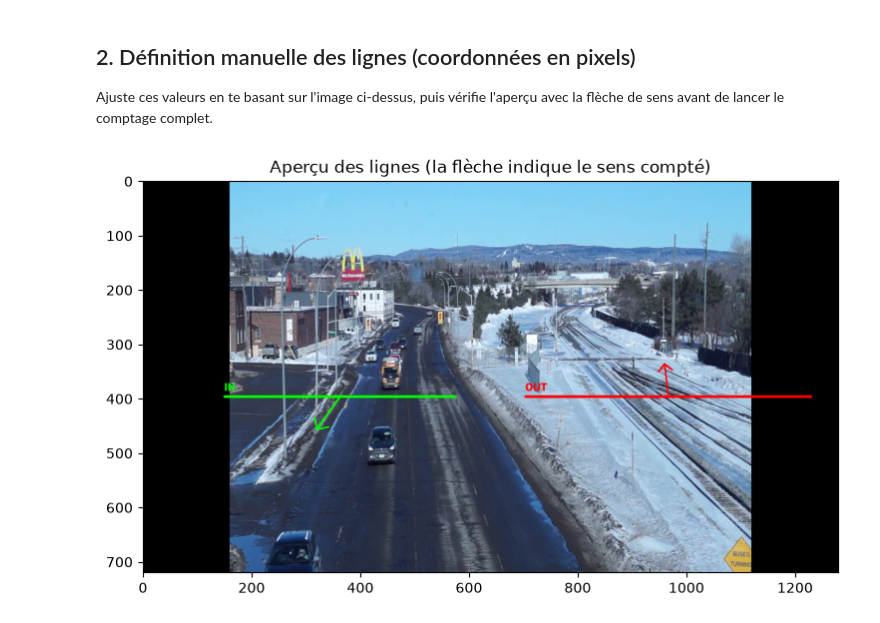
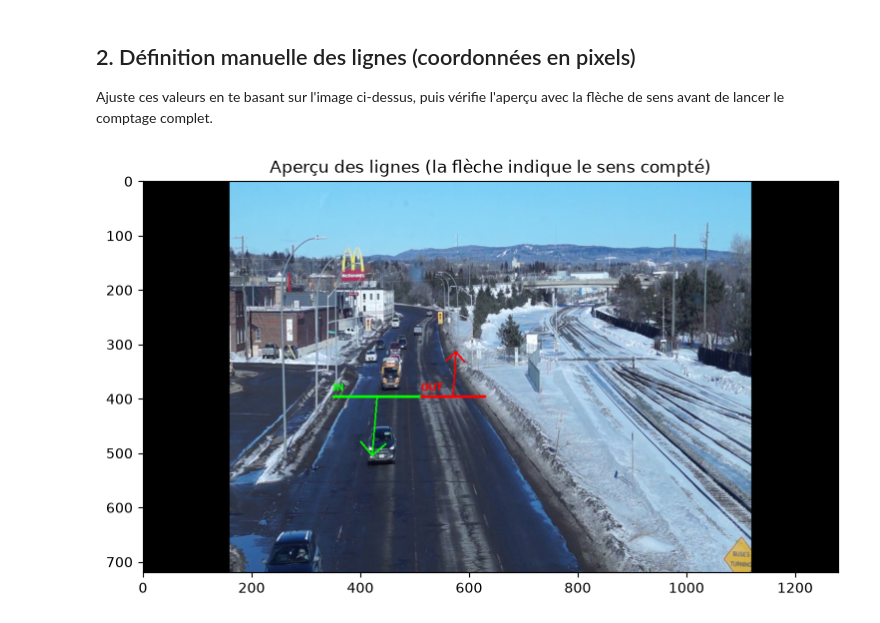
Before and after one commit to LyhengLAO/Computer_Vision, a Jupyter notebook: vehicle_counting/notebook/01_prototype_tracking_counting.ipynb, the cells around one changed output. Saved outputs shown, nothing was run; the diff lists cells and outputs as text; code cells hidden in the pictures.

```diff
--- a/vehicle_counting/notebook/01_prototype_tracking_counting.ipynb
+++ b/vehicle_counting/notebook/01_prototype_tracking_counting.ipynb
@@ -48,16 +48,16 @@ Dimensions : 1280x720
 Ajuste ces valeurs en te basant sur l'image ci-dessus, puis vérifie l'aperçu
 avec la flèche de sens avant de lancer le comptage complet.
 # %%
-in_line = {"p1": (150, int(h*0.55)), "p2": (int(w*0.45), int(h*0.55)), "direction_point": (int(w*0.25), int(h*0.55)+60)}
-out_line = {"p1": (int(w*0.55), int(h*0.55)), "p2": (w-50, int(h*0.55)), "direction_point": (int(w*0.75), int(h*0.55)-60)}
+in_line = {"p1": (350, int(h*0.55)), "p2": (int(w*0.4), int(h*0.55)), "direction_point": (int(w*0.33), int(h*0.45)+180)}
+out_line = {"p1": (int(w*0.4), int(h*0.55)), "p2": (w-650, int(h*0.55)), "direction_point": (int(w*0.45), int(h*0.45)-10)}
 
 preview = first_frame.copy()
 draw_line_with_arrow(preview, in_line, (0, 255, 0), "IN", cv2)
 draw_line_with_arrow(preview, out_line, (0, 0, 255), "OUT", cv2)
 
 plt.figure(figsize=(9, 6))
 plt.imshow(cv2.cvtColor(preview, cv2.COLOR_BGR2RGB))
 plt.title("Aperçu des lignes (la flèche indique le sens compté)")
 plt.show()
 # %% [output]
-[figure, old version]
+[figure, new version]
```
Also changed, not shown: parts of 7 cells of this notebook, 3 other files.
